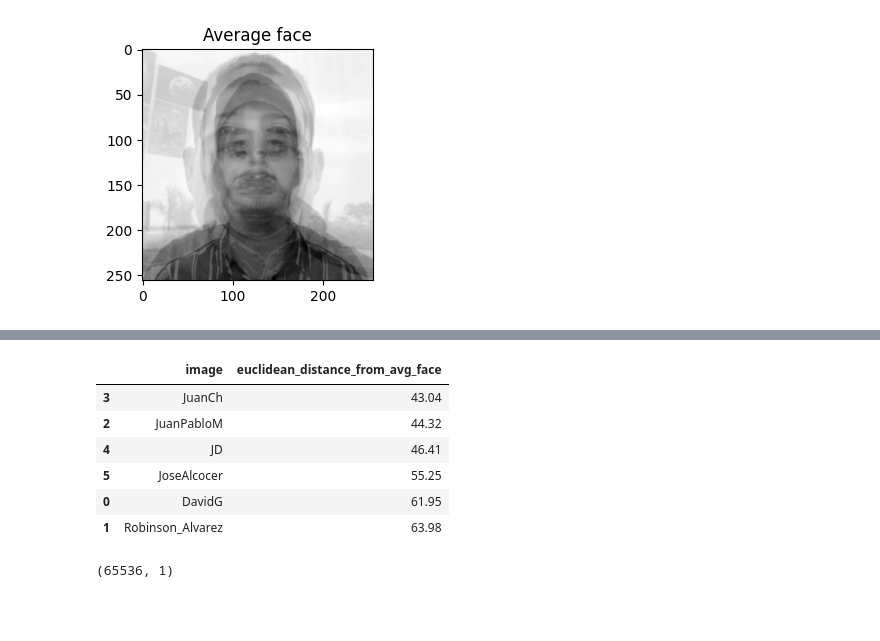
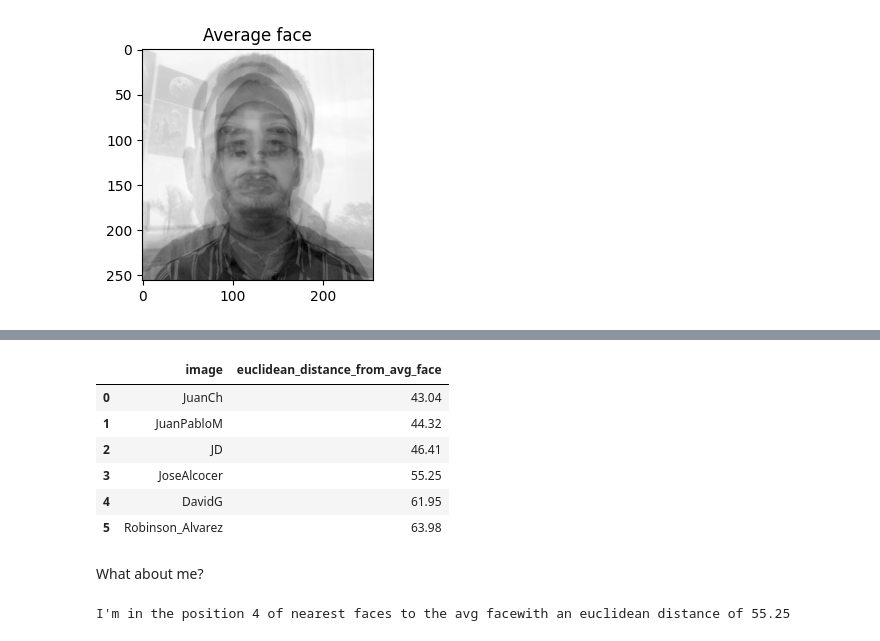
Before and after one commit to jolual2747/unsupervised_learning_workshop1, a Jupyter notebook: notebooks/exercises_1_2.ipynb, the cells around one changed output, grey strips where cells are left out. Drawn from its saved outputs; the diff is of its cells as text; code cells hidden in the pictures; blank space fills up the shorter version.

```diff
--- a/notebooks/exercises_1_2.ipynb
+++ b/notebooks/exercises_1_2.ipynb
@@ -106,7 +110,7 @@ if module_path not in sys.path:
 from lib.utils import read_some_images, read_one_image, plotImages # see utils.py
 import matplotlib.pyplot as plt
 
-images_names = list(os.walk('../collected_images'))[0][2] # collect file names in the defined folder
+images_names = [i for i in list(os.walk('../collected_images'))[0][2] if '.txt' not in i.lower()]# collect file names in the defined folder
 images_path = list(map(lambda x: '../collected_images/'+x, images_names)) # add the path of the file
 
 all_images = read_some_images(images_path)
@@ -144,23 +152,27 @@ plt.show()
 # %%
 import pandas as pd
 
-euclidean_distances = pd.DataFrame(columns=['image', 'euclidean_distance_from_avg_face'])
+euclidean_distances = pd.DataFrame(columns=['image', 'euclidean_distance_from_avg_face']) # DataFrame to save results
 for path in images_path:
     aux_img = read_one_image(path)
     ed = np.linalg.norm(aux_img.flatten() - avg_face.flatten(), ord = 2) # euclidean distance
     euclidean_distances.loc[len(euclidean_distances)] = {'image': path.replace('../collected_images/', '').split('.')[0], 'euclidean_distance_from_avg_face': round(ed, 2)}
 
-euclidean_distances.sort_values(by = 'euclidean_distance_from_avg_face', ascending= True)
+euclidean_distances.sort_values(by = 'euclidean_distance_from_avg_face', ascending= True, inplace=True) # sorted by least distance
+euclidean_distances.reset_index(drop=True, inplace = True)
+euclidean_distances
 # %% [output]
 |  | image | euclidean_distance_from_avg_face |
-| 3 | JuanCh | 43.04 |
-| 2 | JuanPabloM | 44.32 |
-| 4 | JD | 46.41 |
-| 5 | JoseAlcocer | 55.25 |
-| 0 | DavidG | 61.95 |
-| 1 | Robinson_Alvarez | 63.98 |
+| 0 | JuanCh | 43.04 |
+| 1 | JuanPabloM | 44.32 |
+| 2 | JD | 46.41 |
+| 3 | JoseAlcocer | 55.25 |
+| 4 | DavidG | 61.95 |
+| 5 | Robinson_Alvarez | 63.98 |
-# %%
-#my_face_img.flatten().shape
-avg_face.reshape(avg_face.shape[0]*avg_face.shape[1], -1).shape
-# %% [output]
-(65536, 1)
+# %% [markdown]
+What about me?
+# %%
+print(f"I'm in the position {euclidean_distances[euclidean_distances.image.str.contains('alcocer', case=False)].index[0]+1} of nearest faces to the avg face\
+with an euclidean distance of {euclidean_distances[euclidean_distances.image.str.contains('alcocer', case=False)]['euclidean_distance_from_avg_face'].values[0]}")
+# %% [output]
+I'm in the position 4 of nearest faces to the avg facewith an euclidean distance of 55.25
```
Also changed, not shown: parts of 7 cells of this notebook, 1 other file.
